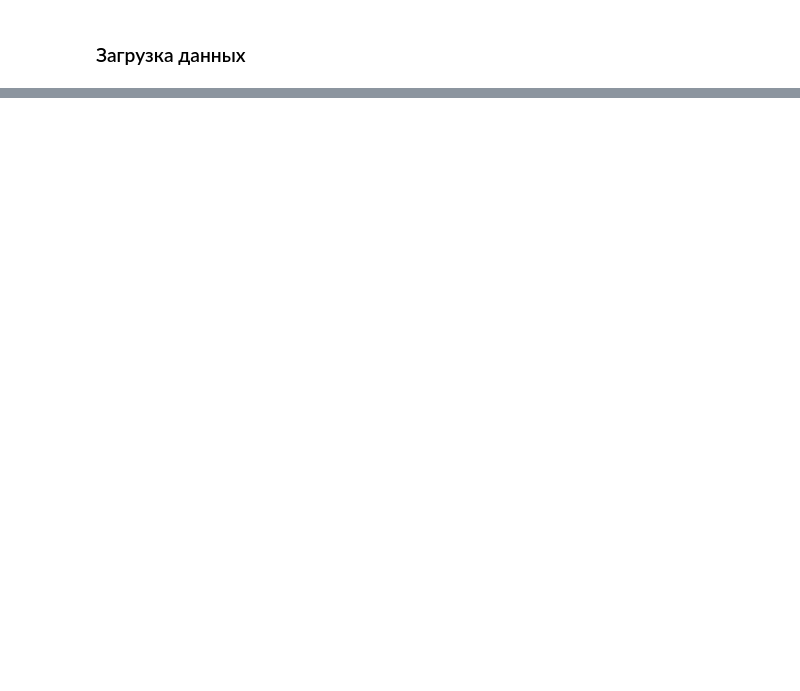
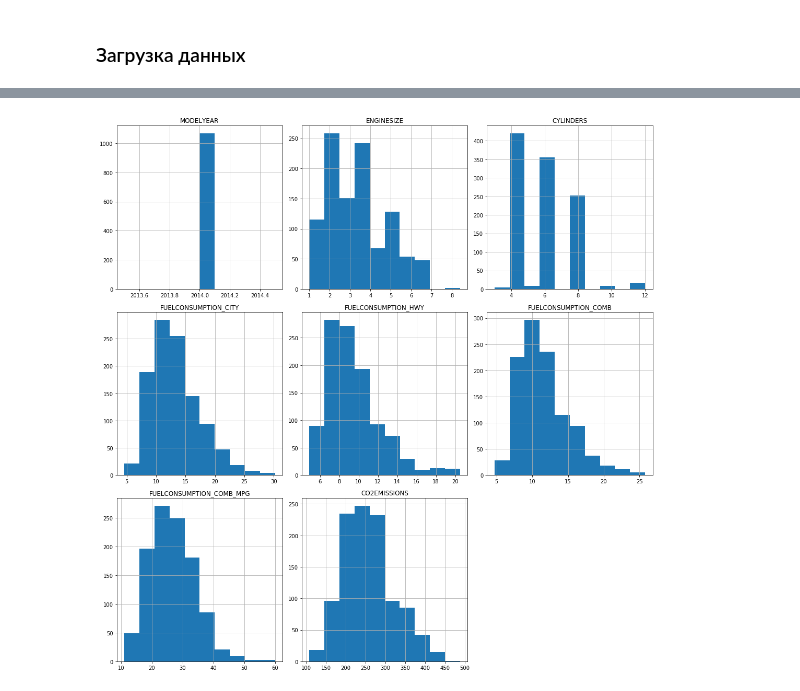
Before and after one commit to ryndovaira-org/data_science_lectures, a Jupyter notebook: 3_2_modeling_ml/3_1_1_regression/lectures/data_exploration_fuel_consumption.ipynb, the cells around one changed output, grey strips where cells are left out. Drawn from its saved outputs; the diff is of its cells as text; code cells hidden in the pictures; blank space fills up the shorter version.

```diff
--- a/3_2_modeling_ml/3_1_1_regression/lectures/data_exploration_fuel_consumption.ipynb
+++ b/3_2_modeling_ml/3_1_1_regression/lectures/data_exploration_fuel_consumption.ipynb
@@ -68,8 +131,10 @@ df.head(9)
 # %%
 # гистограмма
-df.hist(figsize=(10, 10))
+df.hist(figsize=(15, 15))
 plt.tight_layout()
 plt.show()
+# %% [output]
+[figure, added]
 # %%
 plt.scatter(df.FUELCONSUMPTION_COMB,
             df.CO2EMISSIONS,
```
Also changed, not shown: parts of 16 cells of this notebook, 3 other files.
